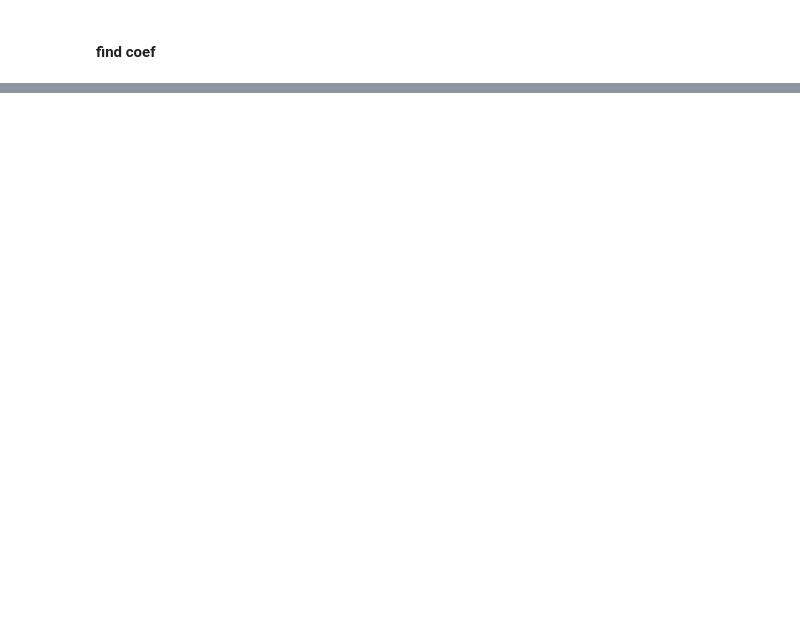
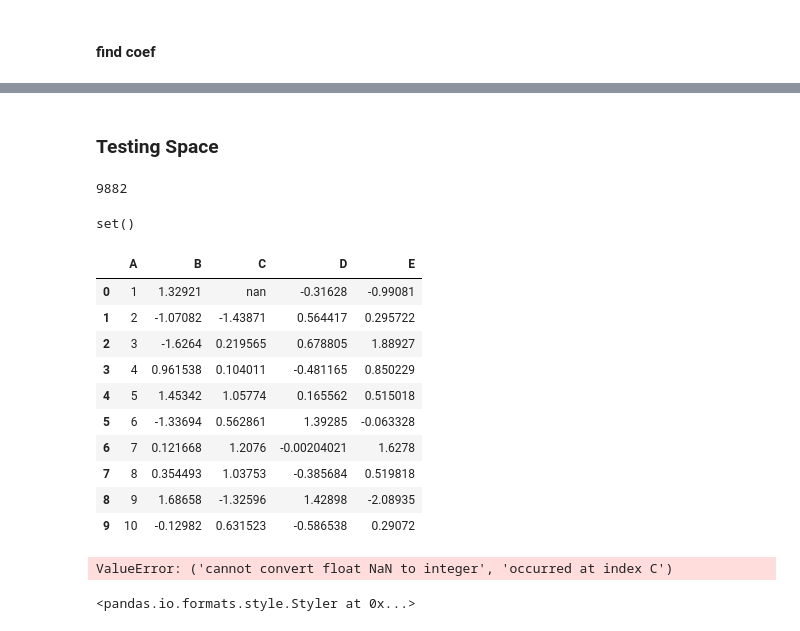
Before and after one commit to jiajinliang/Sentiment-Analysis-Generator-, a Jupyter notebook: optimized model.ipynb, the cells around one changed output, grey strips where cells are left out. Cells and saved outputs as stored; diff of their text form; code cells hidden in the pictures; blank space fills up the shorter version.

```diff
--- a/optimized model.ipynb
+++ b/optimized model.ipynb
@@ -157,0 +286,2 @@ mushroom 's coef:                1.7986278279867243
+# %% [markdown]
+### Testing Space
@@ -157,0 +290,36 @@ mushroom 's coef:                1.7986278279867243
+# %%
+len(sentiment.cv.vocabulary_)
+# %% [output]
+9882
+# %%
+sentiment.cv.stop_words_
+# %% [output]
+set()
+# %%
+import pandas as pd
+import numpy as np
+
+np.random.seed(24)
+df = pd.DataFrame({'A': np.linspace(1, 10, 10)})
+df = pd.concat([df, pd.DataFrame(np.random.randn(10, 4), columns=list('BCDE'))],
+               axis=1)
+df.iloc[0, 2] = np.nan
+df.style
+# %% [output]
+|  | A | B | C | D | E |
+| 0 | 1 | 1.32921 | nan | -0.31628 | -0.99081 |
+| 1 | 2 | -1.07082 | -1.43871 | 0.564417 | 0.295722 |
+| 2 | 3 | -1.6264 | 0.219565 | 0.678805 | 1.88927 |
+| 3 | 4 | 0.961538 | 0.104011 | -0.481165 | 0.850229 |
+| 4 | 5 | 1.45342 | 1.05774 | 0.165562 | 0.515018 |
+| 5 | 6 | -1.33694 | 0.562861 | 1.39285 | -0.063328 |
+| 6 | 7 | 0.121668 | 1.2076 | -0.00204021 | 1.6278 |
+| 7 | 8 | 0.354493 | 1.03753 | -0.385684 | 0.519818 |
+| 8 | 9 | 1.68658 | -1.32596 | 1.42898 | -2.08935 |
+| 9 | 10 | -0.12982 | 0.631523 | -0.586538 | 0.29072 |
+# %%
+s = df.style.applymap(color_negative_red)
+s
+# %% [output]
+ValueError: ('cannot convert float NaN to integer', 'occurred at index C')
+<pandas.io.formats.style.Styler at 0x...>
```
Also changed, not shown: parts of 24 cells of this notebook.
